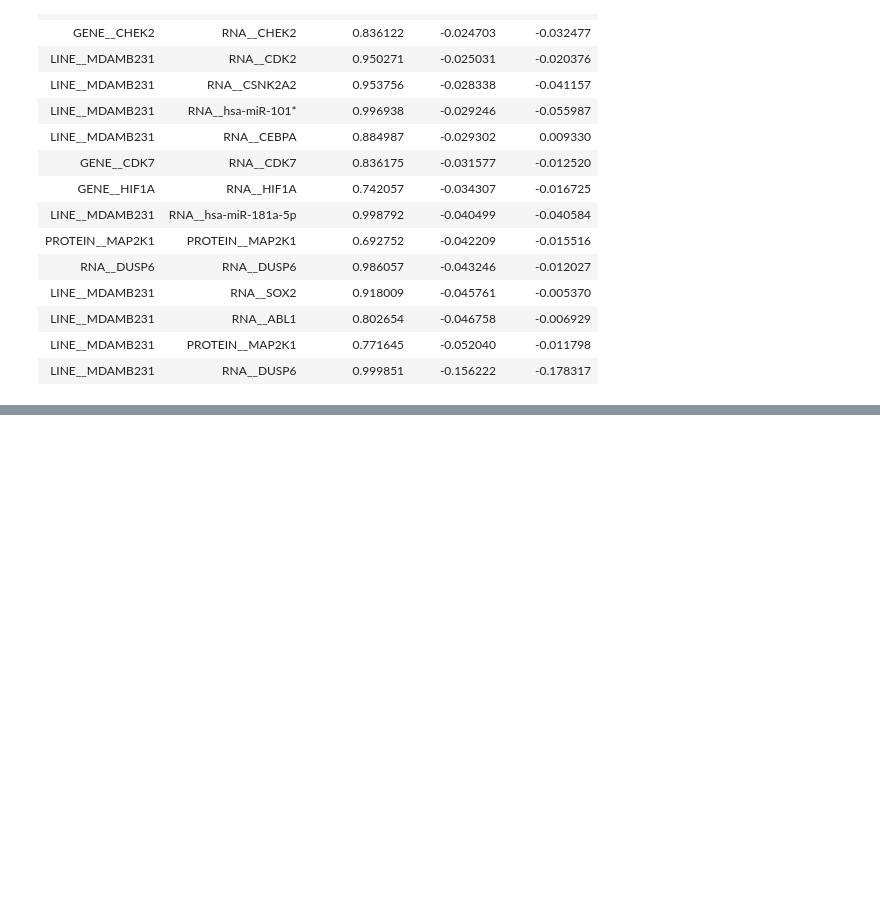
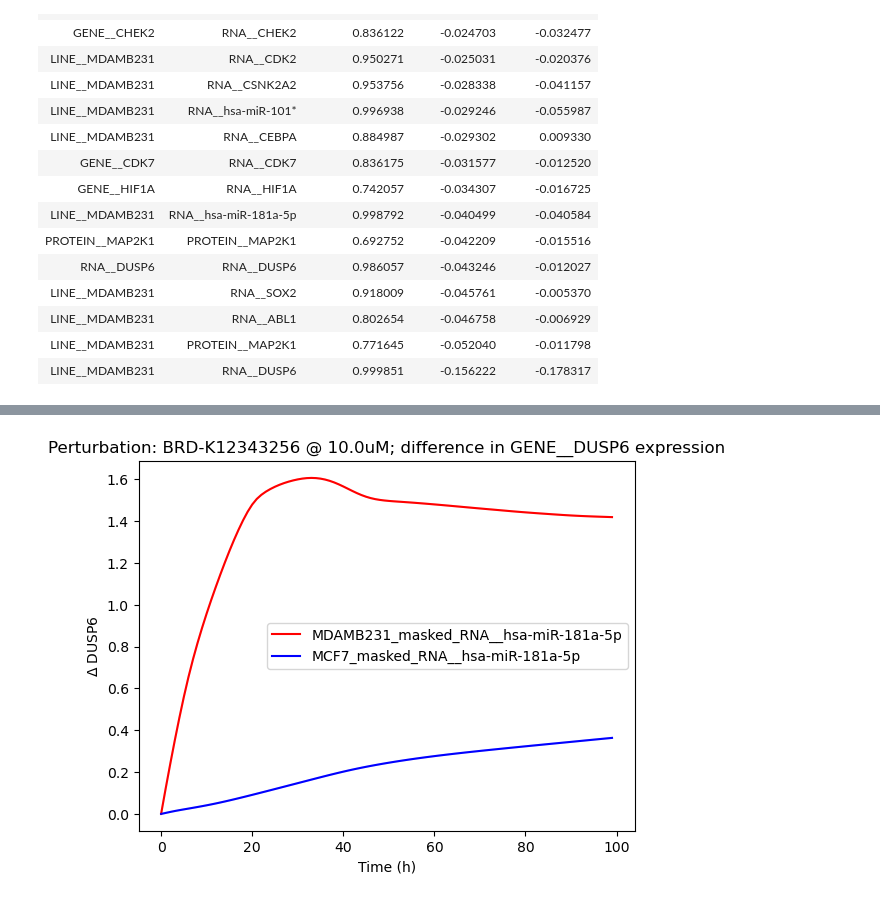
Before and after one commit to nathanieljevans/lincs-gsnn, a Jupyter notebook: notebooks/05d_EXPLAIN__Trametinib_MAPK.ipynb, the cells around one changed output, grey strips where cells are left out. Cells and saved outputs as stored; diff of their text form; code cells hidden in the pictures; blank space fills up the shorter version.

```diff
--- a/notebooks/05d_EXPLAIN__Trametinib_MAPK.ipynb
+++ b/notebooks/05d_EXPLAIN__Trametinib_MAPK.ipynb
@@ -560,12 +354,0 @@ ig_res1.sort_values(by='score', ascending=False).head()
-# %%
-
-ode_gsnn = ODEWrapper(model,
-                      data,
-                      dxdt_scale,
-                      **ode_params)
-
-explainer = GSNNExplainer(ode_gsnn,
-                          data,
-                          **gsnn_explainer_params)
-
-gsnn_res2 = explainer.explain(x0_2.to(device), target_idx=[target_ix], target='edge')
@@ -1119,0 +553,17 @@ Final loss: 18.623110
+# %%
+
+plt.figure()
+plt.title(f'Perturbation: {drug} @ {dose}uM; difference in {target_gene} expression')
+plt.plot(diffs1.mean(dim=0).detach().cpu().numpy(), 'r-', label=f'{cell1}_masked_{remove_name}')
+plt.plot(diffs2.mean(dim=0).detach().cpu().numpy(), 'b-', label=f'{cell2}_masked_{remove_name}')
+
+for i in range(diffs1.shape[0]):
+    plt.plot(diffs1[i, :].detach().cpu().numpy(), 'r-', alpha=0.1)
+    plt.plot(diffs2[i, :].detach().cpu().numpy(), 'b-', alpha=0.1)
+
+plt.xlabel('Time (h)')
+plt.ylabel(f'$\Delta$ {target_gene.split("__")[1]}')
+plt.legend()
+plt.show()
+# %% [output]
+[figure, added]
```
Also changed, not shown: parts of 97 cells of this notebook, 8 other files.
